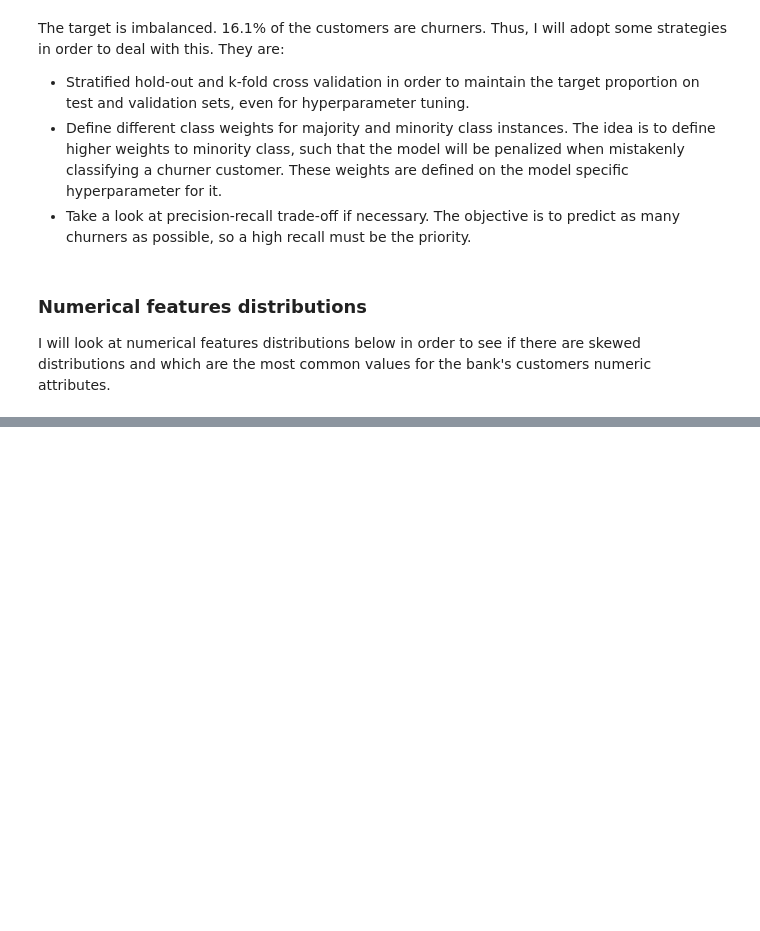
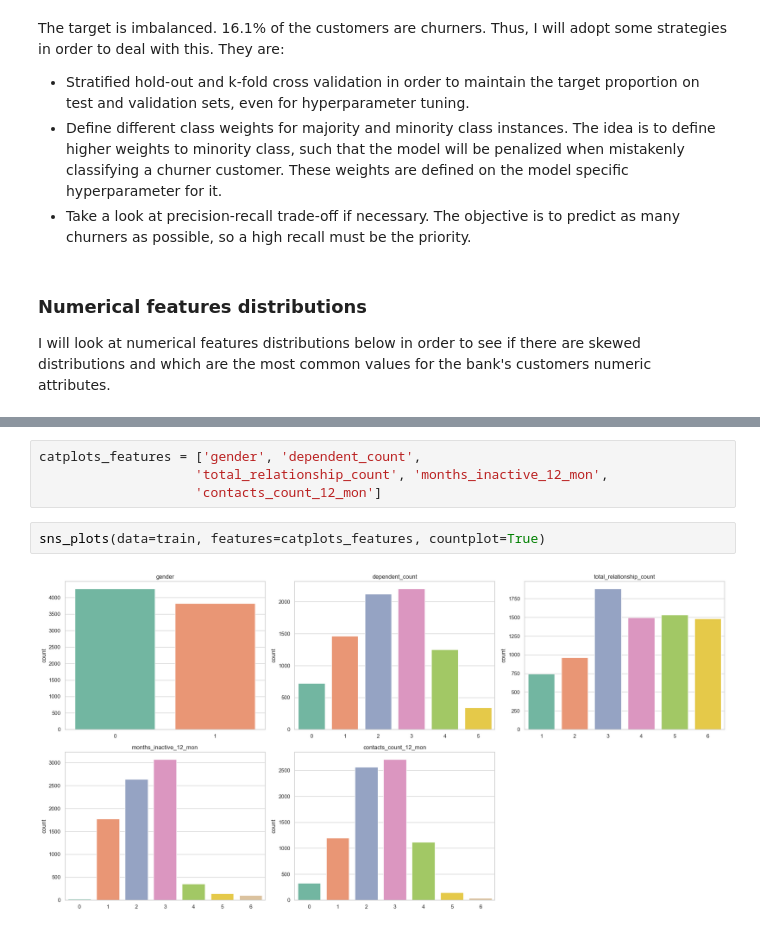
Before and after one commit to allmeidaapedro/Churn-Prediction-Credit-Card, a Jupyter notebook: notebooks/1. EDA.ipynb, the cells around one changed output, grey strips where cells are left out. Cells and saved outputs as stored; diff of their text form; blank space fills up the shorter version.

```diff
--- a/notebooks/1. EDA.ipynb
+++ b/notebooks/1. EDA.ipynb
@@ -346,0 +394,8 @@ I will look at numerical features distributions below in order to see if there a
+# %%
+catplots_features = ['gender', 'dependent_count',
+                    'total_relationship_count', 'months_inactive_12_mon',
+                    'contacts_count_12_mon']
+# %%
+sns_plots(data=train, features=catplots_features, countplot=True)
+# %% [output]
+[figure, added]
```
Also changed, not shown: parts of 10 cells of this notebook.
